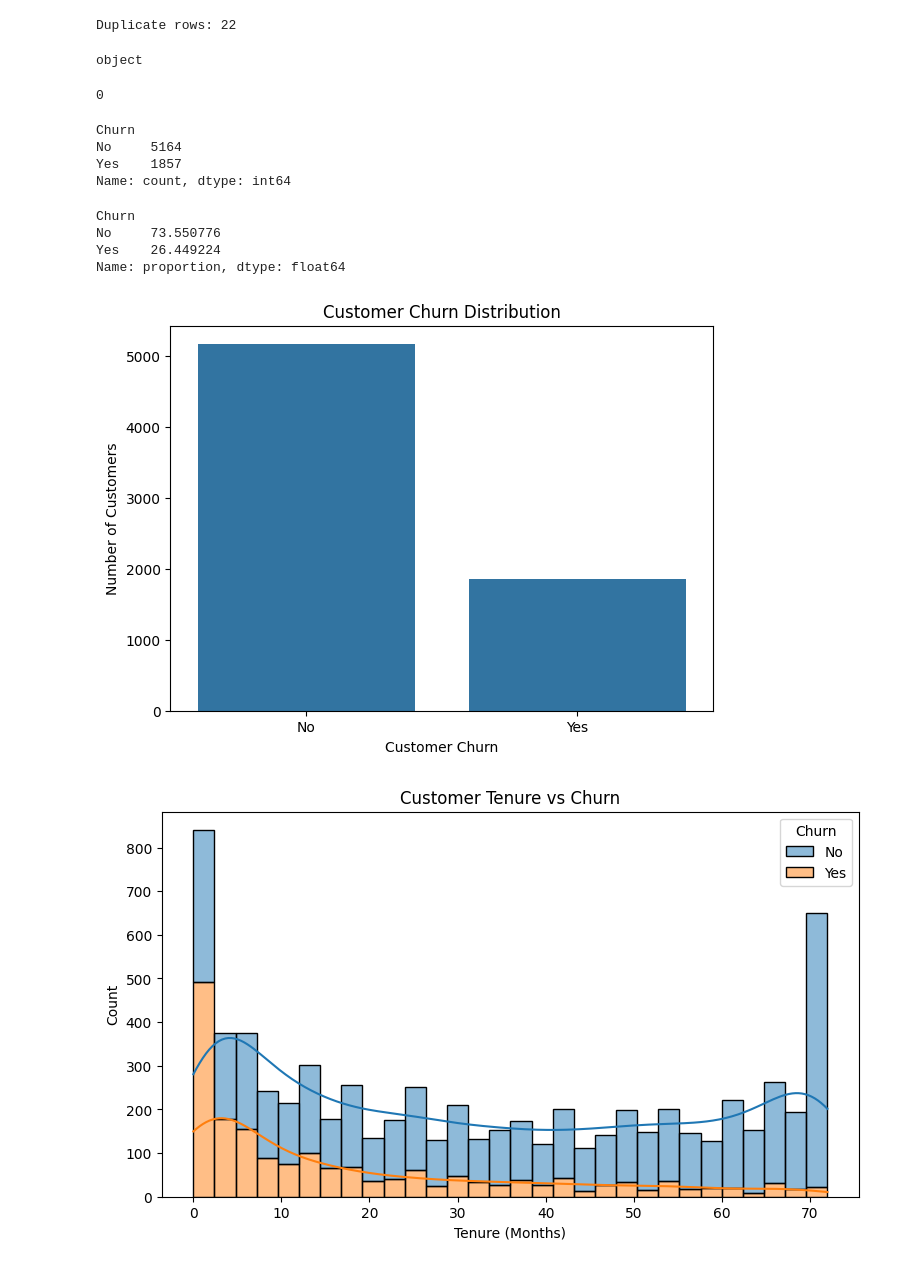
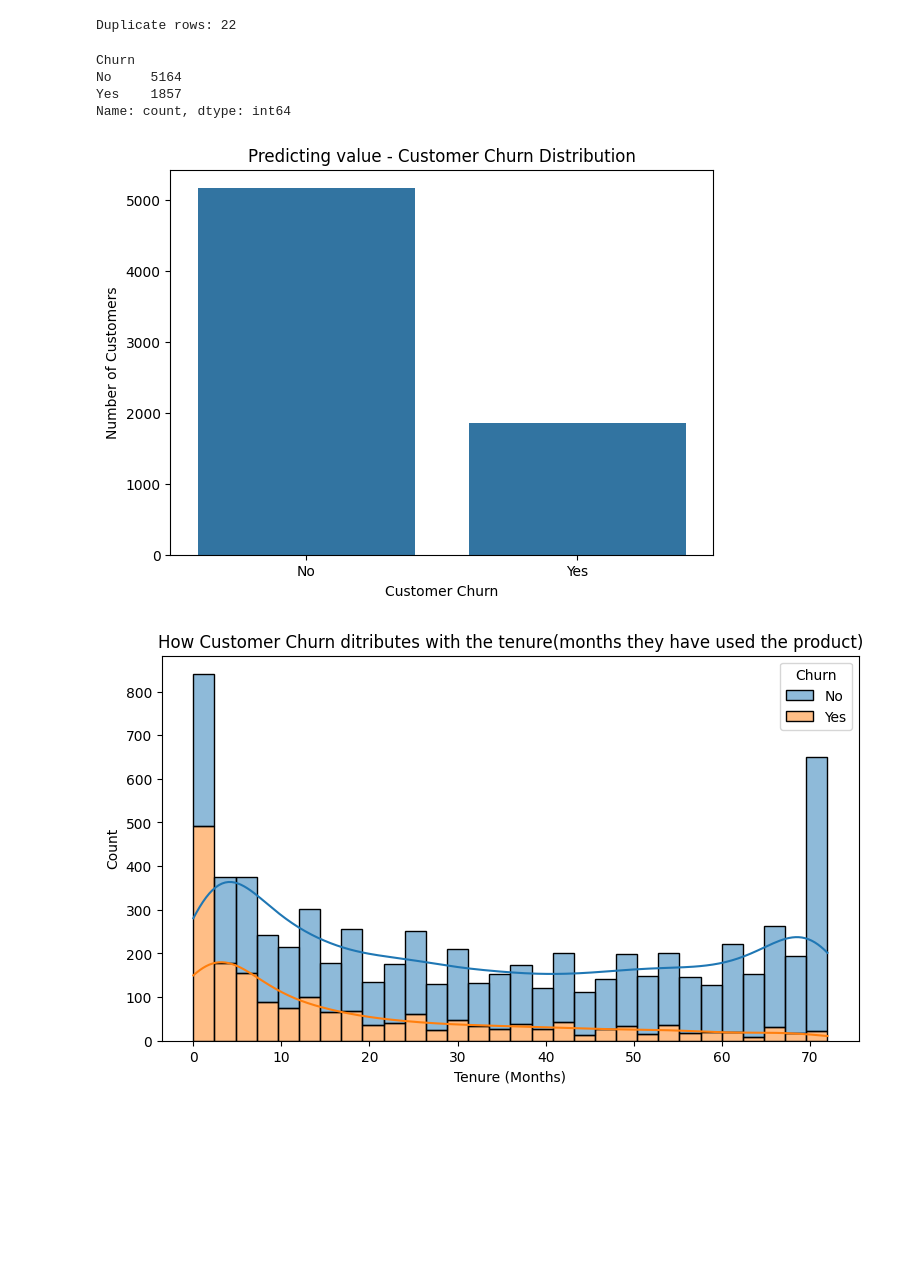
Before and after one commit to Banuka2540/Pytorch-Learning-, a Jupyter notebook: Customer_Curn_Prediction(ANN).ipynb, the cells around one changed output. Drawn from its saved outputs; the diff is of its cells as text; code cells hidden in the pictures; blank space fills up the shorter version.

```diff
--- a/Customer_Curn_Prediction(ANN).ipynb
+++ b/Customer_Curn_Prediction(ANN).ipynb
@@ -204,21 +199,6 @@ print("Duplicate rows:", data.duplicated().sum())
 data.drop_duplicates(inplace=True)
 # %% [output]
 Duplicate rows: 22
-# %%
-print(data["TotalCharges"].dtype)
-# %% [output]
-object
-# %%
-# Convert TotalCharges into numerical values
-data["TotalCharges"] = pd.to_numeric(
-    data["TotalCharges"],
-    errors="coerce"
-)
-
-# Check missing values again
-print(data["TotalCharges"].isnull().sum())
-# %% [output]
-0
 # %%
 print(data["Churn"].value_counts())
 # %% [output]
@@ -226,13 +206,6 @@ Churn
 No     5164
 Yes    1857
 Name: count, dtype: int64
-# %%
-print(data["Churn"].value_counts(normalize=True) * 100)
-# %% [output]
-Churn
-No     73.550776
-Yes    26.449224
-Name: proportion, dtype: float64
 # %%
 import matplotlib.pyplot as plt
 import seaborn as sns
@@ -241,28 +214,28 @@ plt.figure(figsize=(7, 5))
 
 sns.countplot(data=data, x="Churn")
 
-plt.title("Customer Churn Distribution")
+plt.title("Predicting value - Customer Churn Distribution")
 plt.xlabel("Customer Churn")
 plt.ylabel("Number of Customers")
 
 plt.show()
 # %% [output]
-[figure, old version]
+[figure, new version]
 # %%
 plt.figure(figsize=(9, 5))
 
 sns.histplot(
     data=data,
     x="tenure",
     hue="Churn",
     bins=30,
     kde=True,
     multiple="stack"
 )
 
-plt.title("Customer Tenure vs Churn")
+plt.title("How Customer Churn ditributes with the tenure(months they have used the product)")
 plt.xlabel("Tenure (Months)")
 
 plt.show()
 # %% [output]
-[figure, old version]
+[figure, new version]
```
Also changed, not shown: parts of 17 cells of this notebook.
